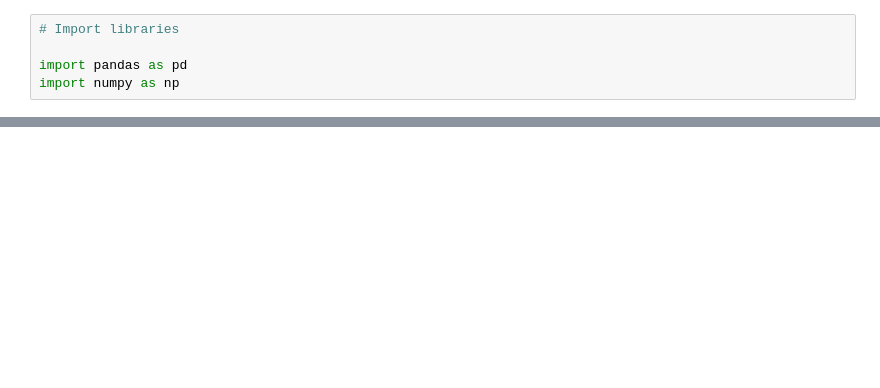
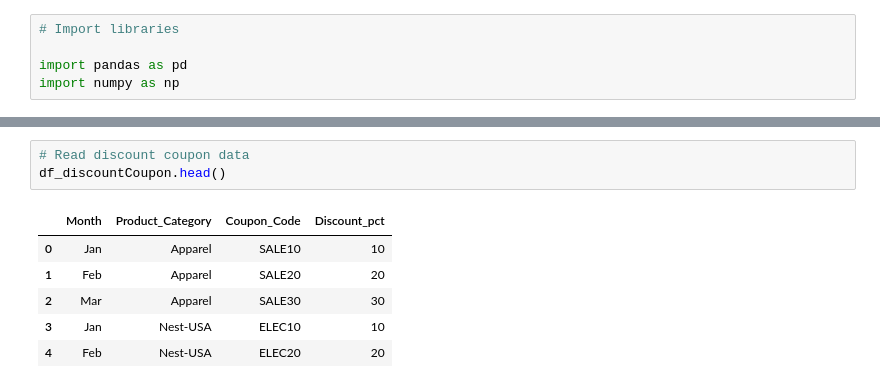
Before and after one commit to Smita569/E-commerce_Marketing_and_sales, a Jupyter notebook: E_commerce_Marketing_and_sales_Business_Case.ipynb, the cells around one changed output, grey strips where cells are left out. Cells and saved outputs as stored; diff of their text form; blank space fills up the shorter version.

```diff
--- a/E_commerce_Marketing_and_sales_Business_Case.ipynb
+++ b/E_commerce_Marketing_and_sales_Business_Case.ipynb
@@ -17,0 +39,10 @@ df_taxAmount=pd.read_csv('E-commerce_Marketing_and_sales/Tax_amount.csv')
+# %%
+# Read discount coupon data
+df_discountCoupon.head()
+# %% [output]
+|  | Month | Product_Category | Coupon_Code | Discount_pct |
+| 0 | Jan | Apparel | SALE10 | 10 |
+| 1 | Feb | Apparel | SALE20 | 20 |
+| 2 | Mar | Apparel | SALE30 | 30 |
+| 3 | Jan | Nest-USA | ELEC10 | 10 |
+| 4 | Feb | Nest-USA | ELEC20 | 20 |
```
Also changed, not shown: parts of 7 cells of this notebook.
